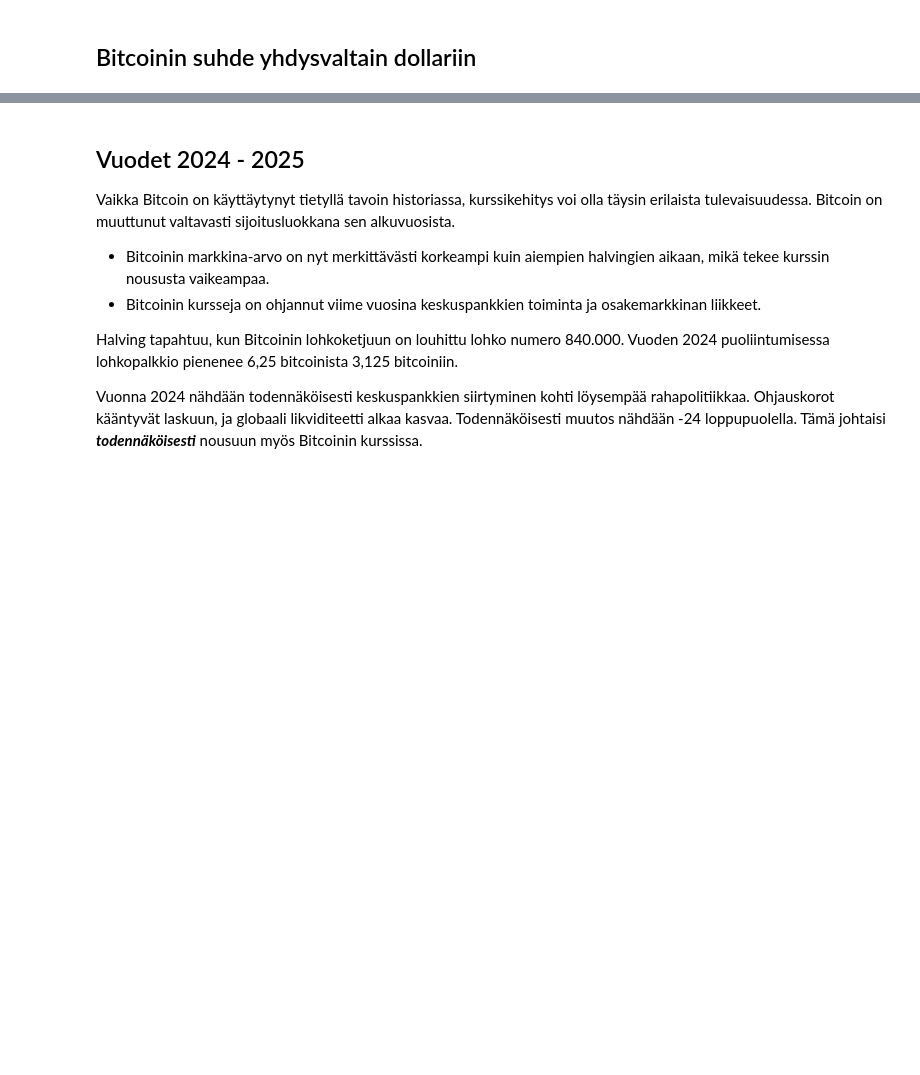
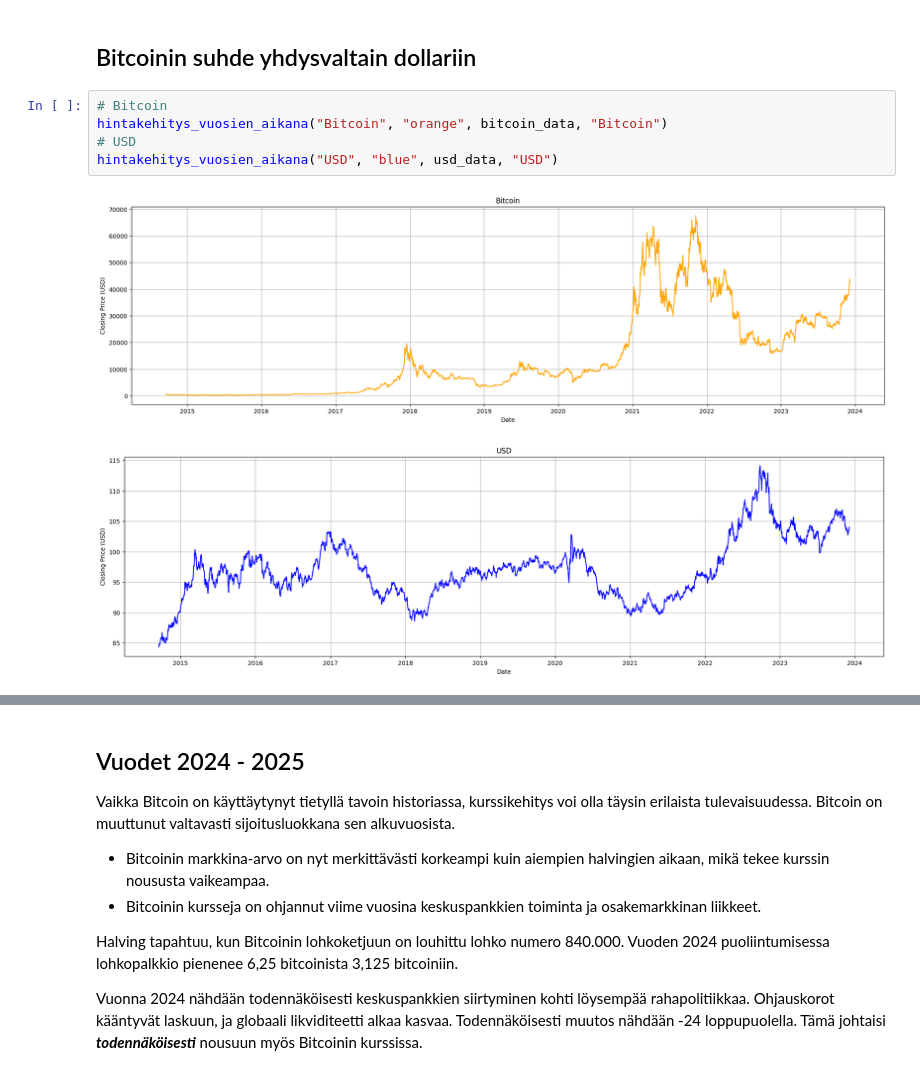
Before and after one commit to awonfs/analysoinnin_perusteet_2023, a Jupyter notebook: BitcoinProjectWork.ipynb, the cells around one changed output, grey strips where cells are left out. Drawn from its saved outputs; the diff is of its cells as text; blank space fills up the shorter version.

```diff
--- a/BitcoinProjectWork.ipynb
+++ b/BitcoinProjectWork.ipynb
@@ -421,3 +450,11 @@ On tärkeää muistaa että historiallinen kehitys **_ei ole tae tulevasta_**, m
 - Vuoden 2020 halvingin jälkeen nähtiin merkittävä nousumarkkina vuonna 2021
 # %% [markdown]
 ## Bitcoinin suhde yhdysvaltain dollariin
+# %%
+# Bitcoin
+hintakehitys_vuosien_aikana("Bitcoin", "orange", bitcoin_data, "Bitcoin")
+# USD
+hintakehitys_vuosien_aikana("USD", "blue", usd_data, "USD")
+# %% [output]
+[figure, added]
+[figure, added]
```
Also changed, not shown: parts of 15 cells of this notebook.
